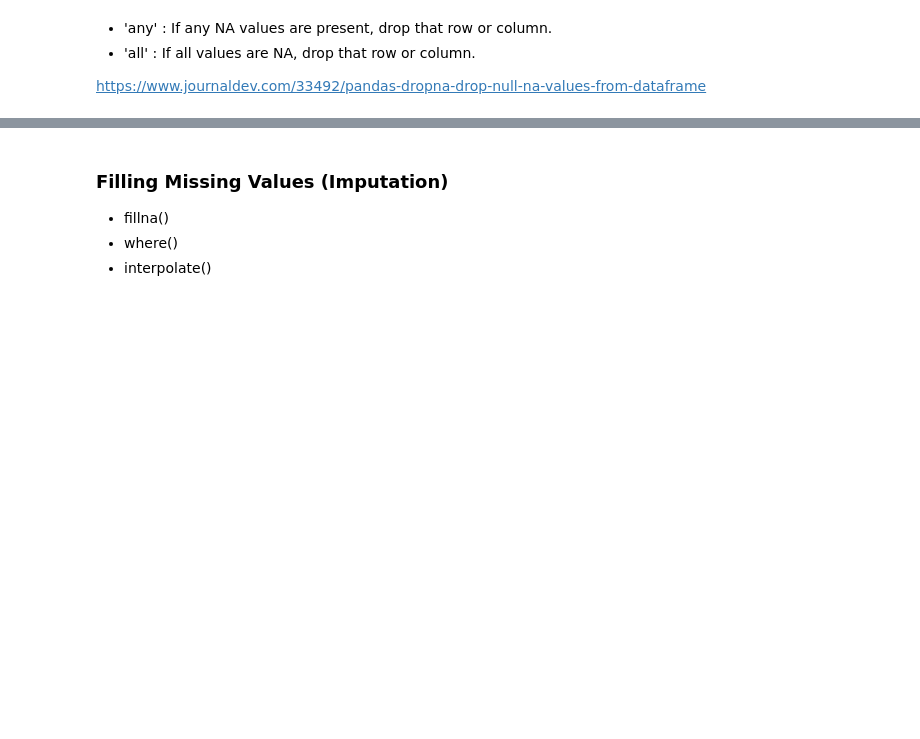
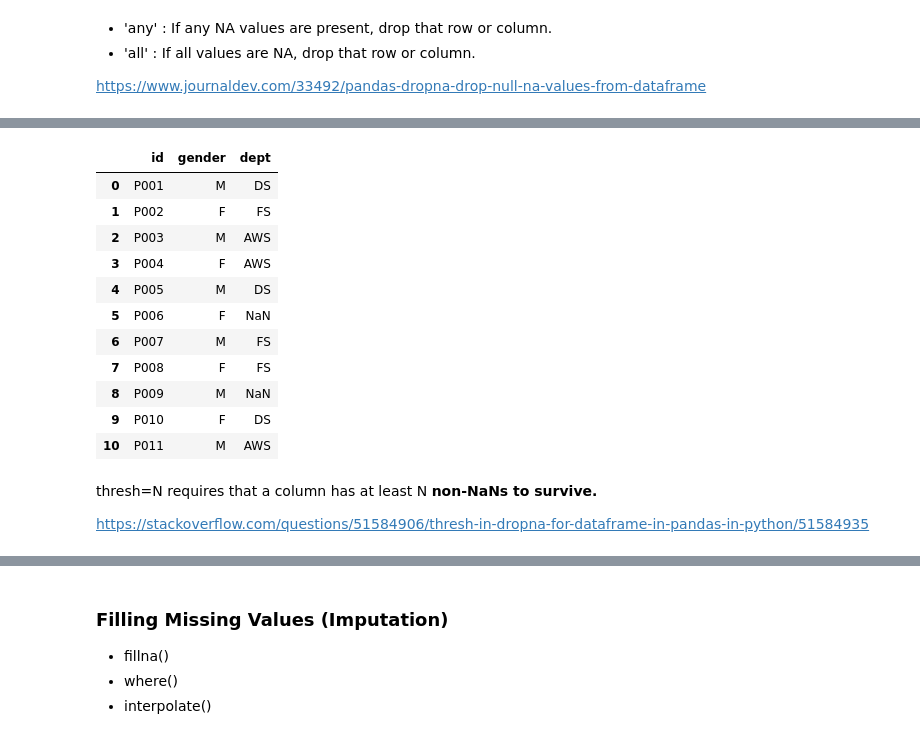
Before and after one commit to eildes06/Inclassnotesandcodes, a Jupyter notebook: DAwPy_S7_(Handling_Missing_Values)_emine.ipynb, the cells around one changed output, grey strips where cells are left out. Cells and saved outputs as stored; diff of their text form; code cells hidden in the pictures; blank space fills up the shorter version.

```diff
--- a/DAwPy_S7_(Handling_Missing_Values)_emine.ipynb
+++ b/DAwPy_S7_(Handling_Missing_Values)_emine.ipynb
@@ -506,3 +592,20 @@ https://www.journaldev.com/33492/pandas-dropna-drop-null-na-values-from-datafram
 # %%
-df.dropna(axis=0, how="all ", thresh=9, inplace=False)
+df.dropna(axis=1, how="any", thresh=9, inplace=False)
+# %% [output]
+|  | id | gender | dept |
+| 0 | P001 | M | DS |
+| 1 | P002 | F | FS |
+| 2 | P003 | M | AWS |
+| 3 | P004 | F | AWS |
+| 4 | P005 | M | DS |
+| 5 | P006 | F | NaN |
+| 6 | P007 | M | FS |
+| 7 | P008 | F | FS |
+| 8 | P009 | M | NaN |
+| 9 | P010 | F | DS |
+| 10 | P011 | M | AWS |
+# %% [markdown]
+thresh=N requires that a column has at least N **non-NaNs to survive.**
+
+https://stackoverflow.com/questions/51584906/thresh-in-dropna-for-dataframe-in-pandas-in-python/51584935
 # %%
```
Also changed, not shown: parts of 159 cells of this notebook.
